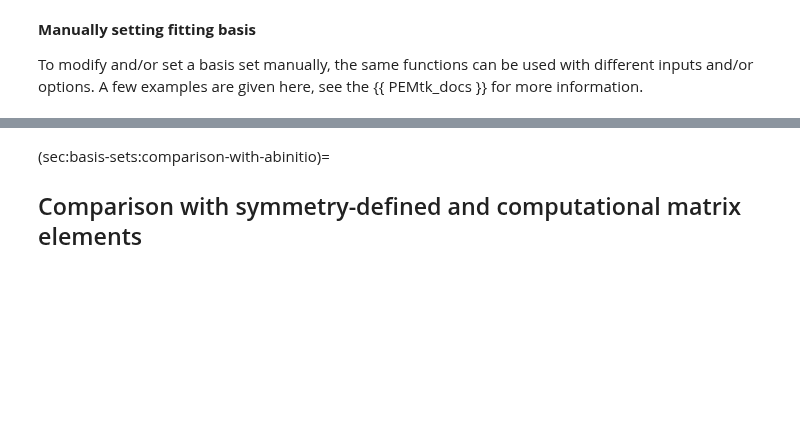
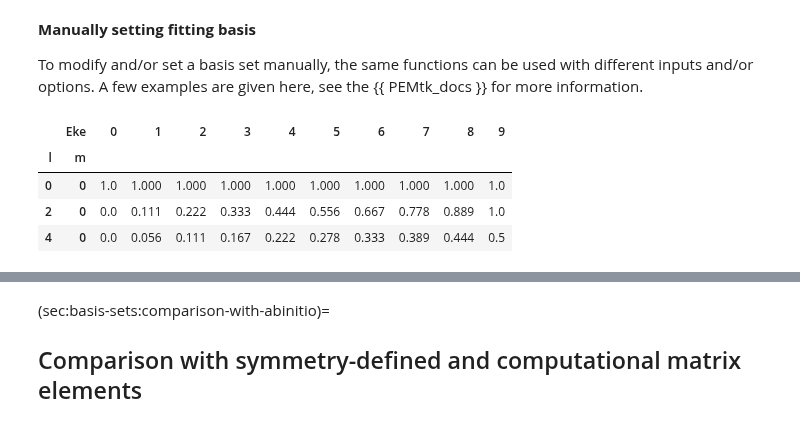
Before and after one commit to phockett/Quantum-Metrology-with-Photoelectrons-Vol3, a Jupyter notebook: doc-source/part2/sym-fitting-intro_240723.ipynb, the cells around one changed output, grey strips where cells are left out. Drawn from its saved outputs; the diff is of its cells as text; code cells hidden in the pictures; blank space fills up the shorter version.

```diff
--- a/doc-source/part2/sym-fitting-intro_240723.ipynb
+++ b/doc-source/part2/sym-fitting-intro_240723.ipynb
@@ -782,16 +785,22 @@ To modify and/or set a basis set manually, the same functions can be used with d
 # %%
 # Manual configuration of matrix elements
 # Example using data class
 dataManual = pemtkFit()
 
 # Manual setting for matrix elements
 # See API docs at https://epsproc.readthedocs.io/en/dev/modules/epsproc.util.setMatE.html
 EPoints = 10
 dataManual.setMatE(data = [[0,0, *np.ones(EPoints)], [2,0, *np.linspace(0,1,EPoints)], [4,0, *np.linspace(0,0.5,EPoints)]],
              dataNames=['l','m'])
 
 # Matrix elements are set to Xarray and Pandas formats, under the 'matE' key
-dataManual.data['matE'].pd
+dataManual.data['matE']['matE'].pd
+# %% [output]
+|  | Eke | 0 | 1 | 2 | 3 | 4 | 5 | 6 | 7 | 8 | 9 |
+| l | m |  |  |  |  |  |  |  |  |  |  |
+| 0 | 0 | 1.0 | 1.000 | 1.000 | 1.000 | 1.000 | 1.000 | 1.000 | 1.000 | 1.000 | 1.0 |
+| 2 | 0 | 0.0 | 0.111 | 0.222 | 0.333 | 0.444 | 0.556 | 0.667 | 0.778 | 0.889 | 1.0 |
+| 4 | 0 | 0.0 | 0.056 | 0.111 | 0.167 | 0.222 | 0.278 | 0.333 | 0.389 | 0.444 | 0.5 |
 # %%
 # To use manual settings for fitting, set `conformDims=True` to ensure ePSproc labelling
 dataManual.setMatE(data = [[0,0, *np.ones(EPoints)], [2,0, *np.linspace(0,1,EPoints)], [4,0, *np.linspace(0,0.5,EPoints)]],
```
Also changed, not shown: parts of 20 cells of this notebook, 1 other file.
